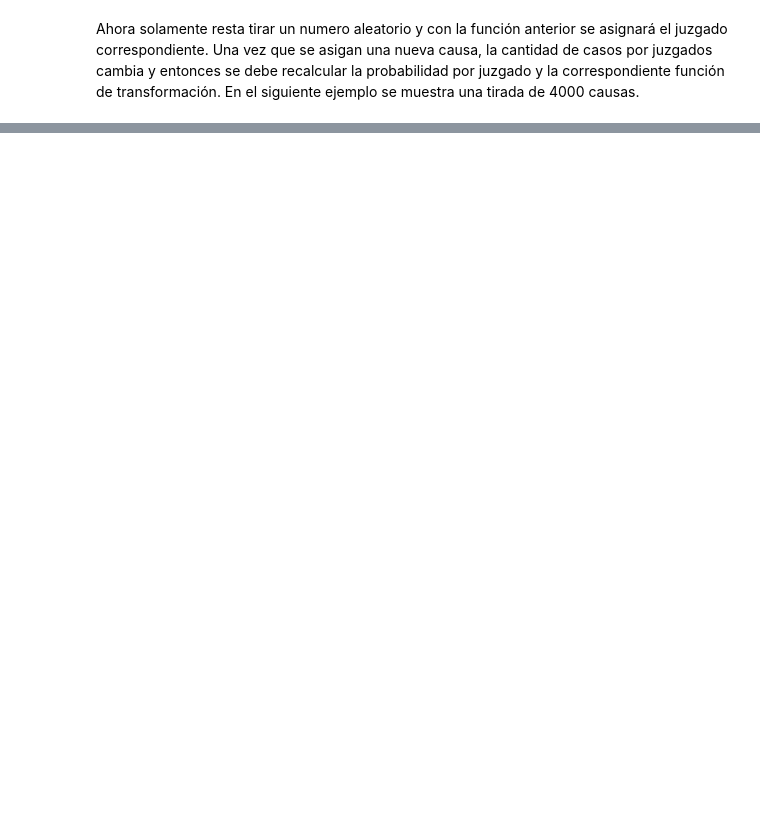
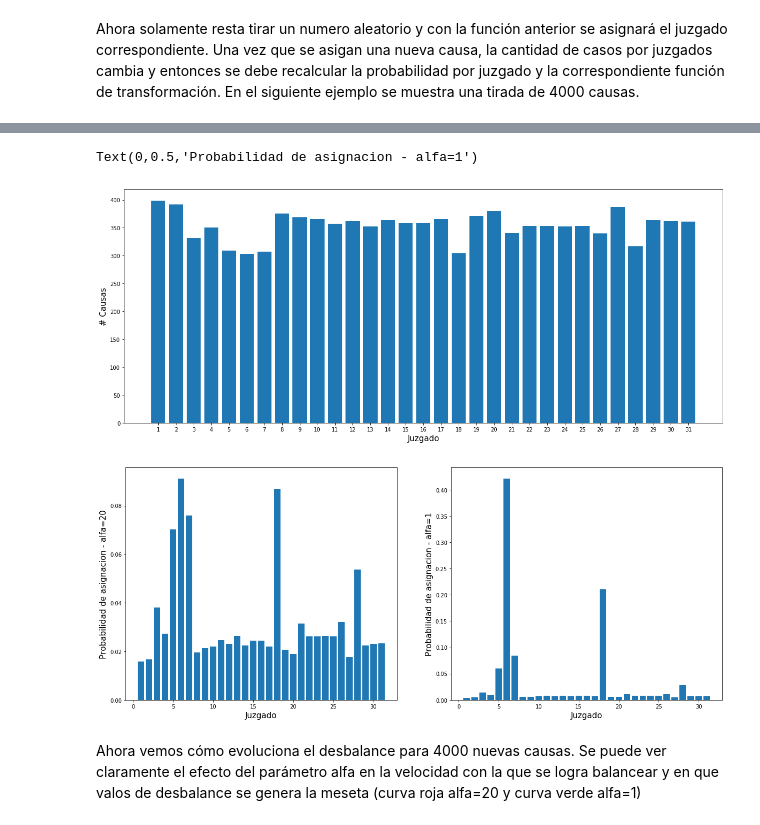
Before and after one commit to DamianHH/ODSL_JuzData, a Jupyter notebook: SorteoCausas.ipynb, the cells around one changed output, grey strips where cells are left out. Cells and saved outputs as stored; diff of their text form; code cells hidden in the pictures; blank space fills up the shorter version.

```diff
--- a/SorteoCausas.ipynb
+++ b/SorteoCausas.ipynb
@@ -94,0 +100,29 @@ Con el valor del parámetro alfa de la función que define la probabilidad, se m
+# %%
+rand = np.random.uniform(0,100,31)
+causas = np.array(rand+300,int)
+causas2 = np.array(rand+300,int)
+
+X, Y, P = probabilidad(causas,20)
+X2, Y2, P2 = probabilidad(causas2,1)
+
+
+fig, ax = plt.subplots(figsize=(20, 8))
+x = np.arange(31)+1.0
+plt.bar(x,causas)
+ax.set_xlabel('Juzgado', fontsize=15)
+ax.set_ylabel('# Causas', fontsize=15)
+x_ticks = ax.set_xticks(x)
+
+fig, (ax1, ax2) = plt.subplots(1,2,figsize=(20, 8))
+ax1.bar(x,P)
+ax1.set_xlabel('Juzgado', fontsize=15)
+ax1.set_ylabel('Probabilidad de asignacion - alfa=20', fontsize=15)
+ax2.bar(x,P2)
+ax2.set_xlabel('Juzgado', fontsize=15)
+ax2.set_ylabel('Probabilidad de asignacion - alfa=1', fontsize=15)
+# %% [output]
+Text(0,0.5,'Probabilidad de asignacion - alfa=1')
+[figure, added]
+[figure, added]
+# %% [markdown]
+Ahora vemos cómo evoluciona el desbalance para 4000 nuevas causas. Se puede ver claramente el efecto del parámetro alfa en la velocidad con la que se logra balancear y en que valos de desbalance se genera la meseta (curva roja alfa=20 y curva verde alfa=1)
```
Also changed, not shown: parts of 15 cells of this notebook.
